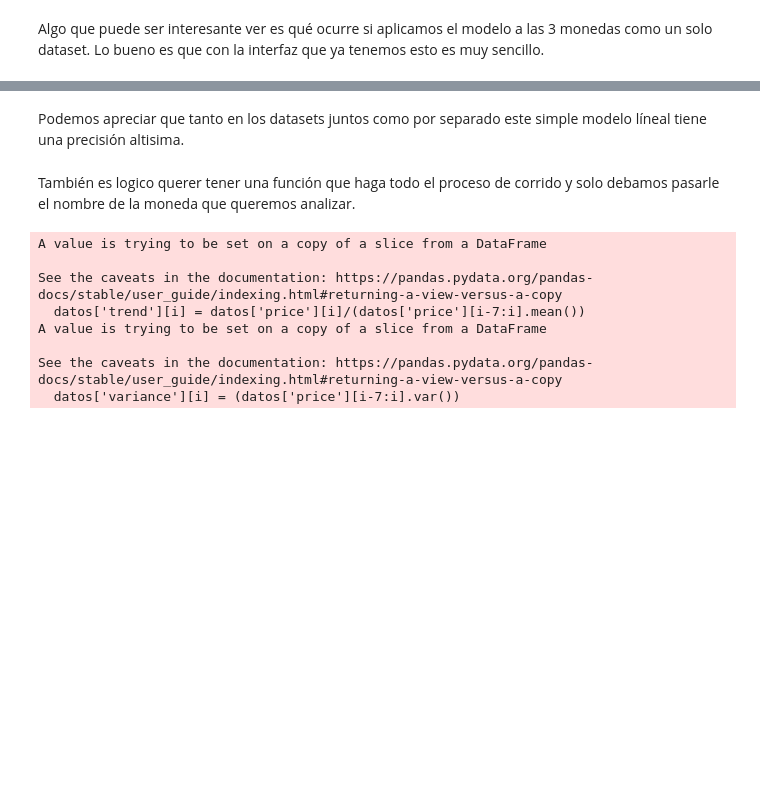
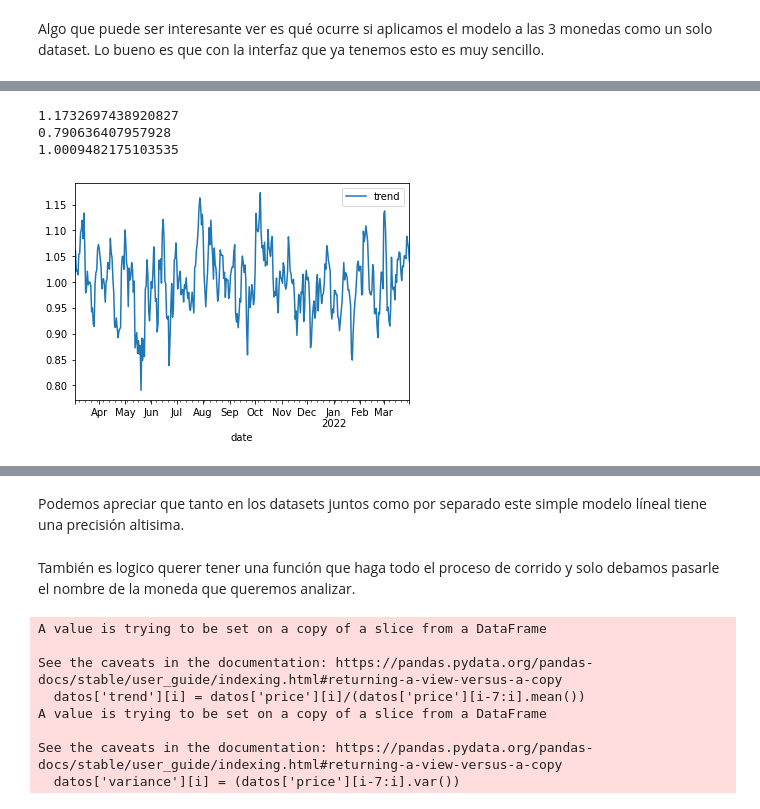
Before and after one commit to LautaroLasorsa/examen-mutt, a Jupyter notebook: Analisis cotización monedas.ipynb, the cells around one changed output, grey strips where cells are left out. Saved outputs shown, nothing was run; the diff lists cells and outputs as text; code cells hidden in the pictures; blank space fills up the shorter version.

```diff
--- a/Analisis cotización monedas.ipynb
+++ b/Analisis cotización monedas.ipynb
@@ -202,0 +222,14 @@ joinModelo = Modelo(joinLag)
+# %%
+class EstudioTrend:
+    def estudiar(datosLag):
+        print(datosLag['trend'].max())
+        print(datosLag['trend'].min())
+        print(datosLag['trend'].mean())
+        datosLag.plot('date','trend')
+# %%
+EstudioTrend.estudiar(bitcoinLag)
+# %% [output]
+1.1732697438920827
+0.790636407957928
+1.0009482175103535
+[figure, added]
```
Also changed, not shown: parts of 15 cells of this notebook, 1 other file.
